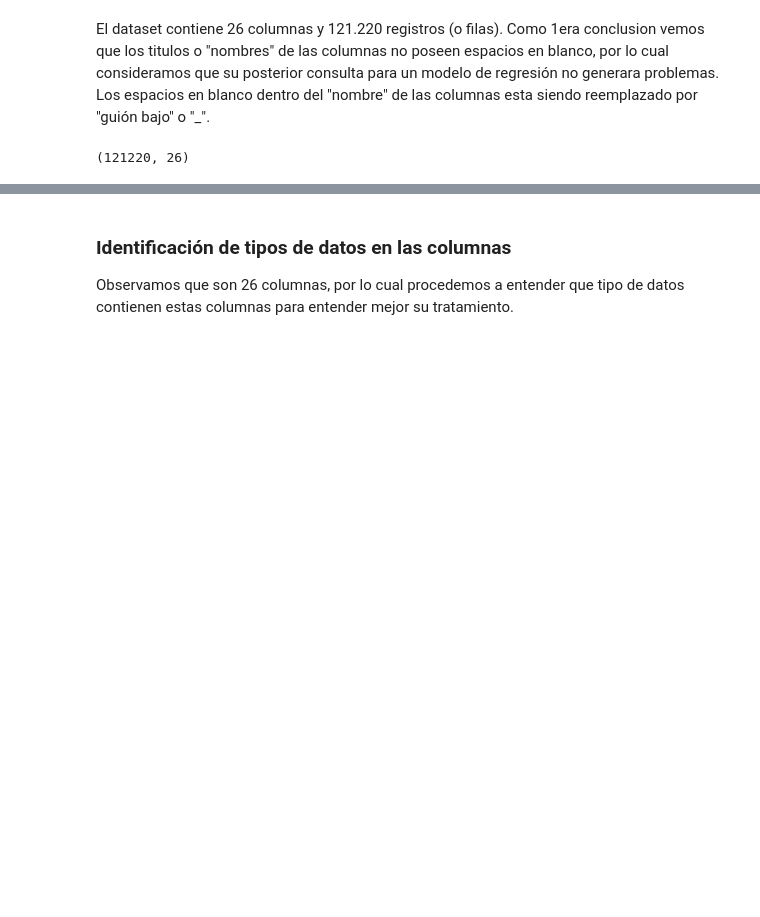
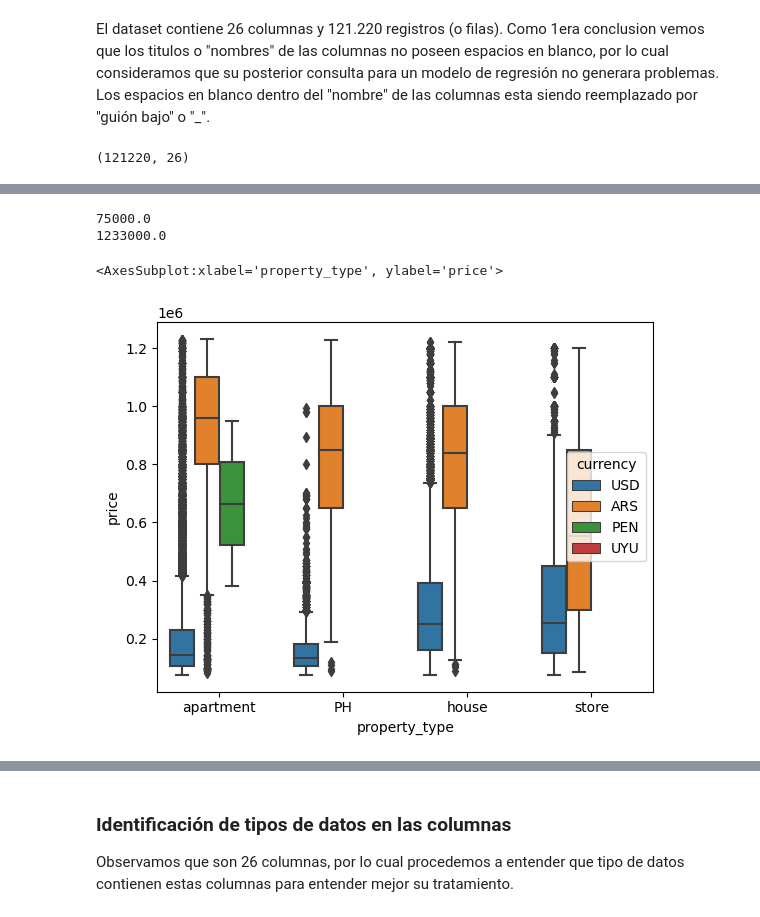
Before and after one commit to fbenitezpiloni/dh_tp_grupo_13, a Jupyter notebook: TP1/TP1_DH.ipynb, the cells around one changed output, grey strips where cells are left out. Cells and saved outputs as stored; diff of their text form; code cells hidden in the pictures; blank space fills up the shorter version.

```diff
--- a/TP1/TP1_DH.ipynb
+++ b/TP1/TP1_DH.ipynb
@@ -58,0 +81,15 @@ En el analisis de datos se pbserva que:
+# %%
+q_10=df_prop["price"].quantile(0.1)
+print(q_10)
+
+q_90=df_prop["price"].quantile(0.9)
+print(q_90)
+
+df_prop_q=df_prop.loc[(df_prop["price"]>q_10) & (df_prop["price"]<q_90)]
+df_prop_q
+sn.boxplot(x=df_prop_q.property_type,y=df_prop_q.price,hue=df_prop.currency)
+# %% [output]
+75000.0
+1233000.0
+<AxesSubplot:xlabel='property_type', ylabel='price'>
+[figure, added]
```
Also changed, not shown: parts of 7 cells of this notebook.
